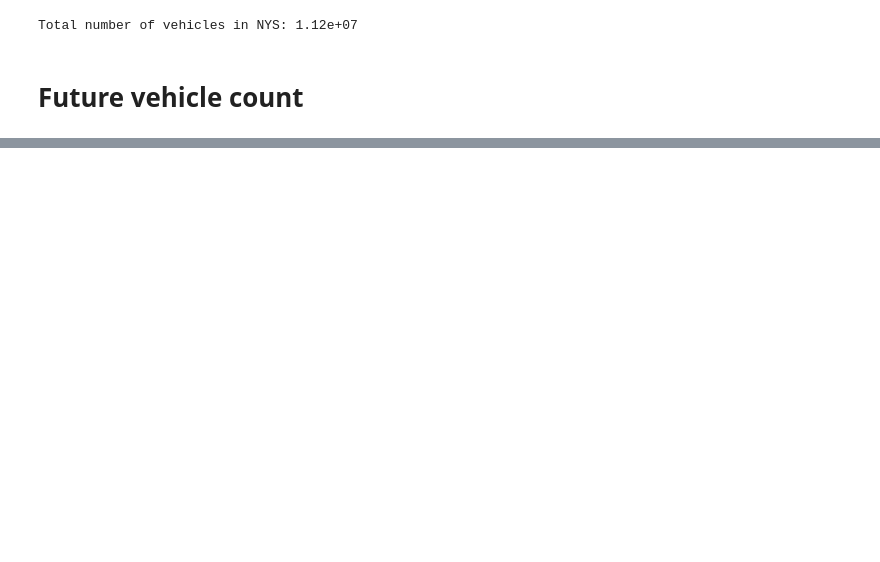
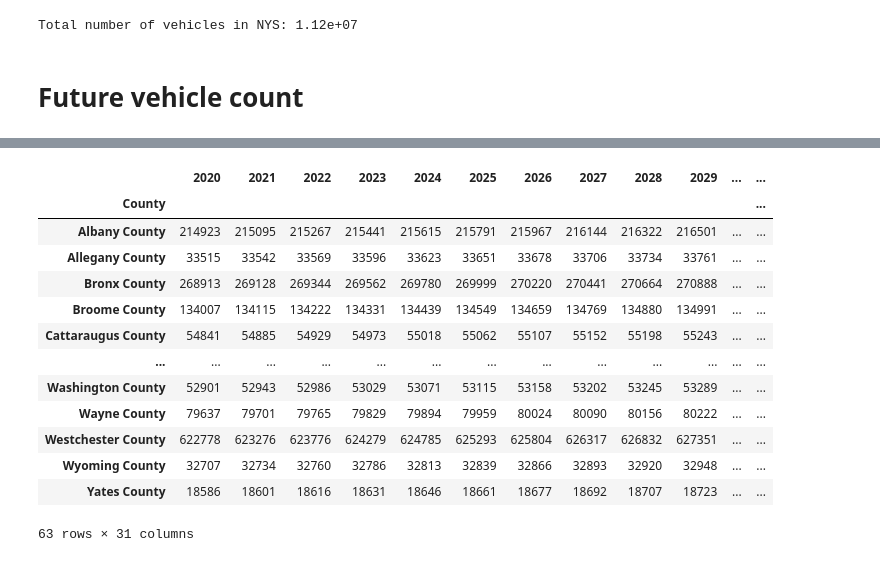
Before and after one commit to boyuan276/EVI-Pro-Lite, a Jupyter notebook: ZIP_vehicle_count.ipynb, the cells around one changed output, grey strips where cells are left out. Cells and saved outputs as stored; diff of their text form; code cells hidden in the pictures; blank space fills up the shorter version.

```diff
--- a/ZIP_vehicle_count.ipynb
+++ b/ZIP_vehicle_count.ipynb
@@ -78,3 +73,22 @@ print(f'Total number of vehicles in NYS: {total_vehicles:.2e}')
 Total number of vehicles in NYS: 1.12e+07
 # %% [markdown]
 # Future vehicle count
+# %%
+# Read NYS total vehicle count projection
+# Data source: NYSERDA Climate Act Scoping Plan
+# Light duty vehicle (LDV) stock forecast
+ldv_proj_df = pd.read_csv(os.path.join(data_dir, 'LDV_stock_forecast.csv'))
+
+# There are five scenarios in the projection
+# Reference, AP Recommendations, Strategic Use of Low-Carbon Fuels
+# Accelerated Transition Away from Combustion, Beyond 85% Reductions
+# We will use the "Reference" scenario
+ldv_proj_df = ldv_proj_df[ldv_proj_df['Scenario'] == 'Reference']
+
+# Column names of years from 2020 to 2050
+year_cols = ldv_proj_df.columns[2:]
+
+# The unit is million vehicles
+ldv_proj_df[year_cols] = ldv_proj_df[year_cols] * 1e6
+
+ldv_proj_df
@@ -80,0 +139,31 @@ Total number of vehicles in NYS: 1.12e+07
+# %%
+# Distribute the future total vehicle count to counties
+# based on the current percentage of vehicles in each county
+# NOTE:Only consider LDV for now
+current_total_count = ldv_proj_df[ldv_proj_df['Vehicle Type'] == 'Total']
+
+# Create dataframe for future vehicle count by county
+vehicle_by_county_proj = pd.DataFrame()
+
+for year in year_cols:
+    vehicle_by_county_proj[year] = vehicle_by_county['Percentage'] * current_total_count[year].to_numpy()
+    vehicle_by_county_proj[year] = vehicle_by_county_proj[year].astype(int)
+
+vehicle_by_county_proj['County'] = vehicle_by_county['County']
+vehicle_by_county_proj = vehicle_by_county_proj.set_index('County')
+vehicle_by_county_proj
+# %% [output]
+|  | 2020 | 2021 | 2022 | 2023 | 2024 | 2025 | 2026 | 2027 | 2028 | 2029 | ... | ... |
+| County |  |  |  |  |  |  |  |  |  |  |  | ... |
+| Albany County | 214923 | 215095 | 215267 | 215441 | 215615 | 215791 | 215967 | 216144 | 216322 | 216501 | ... | ... |
+| Allegany County | 33515 | 33542 | 33569 | 33596 | 33623 | 33651 | 33678 | 33706 | 33734 | 33761 | ... | ... |
+| Bronx County | 268913 | 269128 | 269344 | 269562 | 269780 | 269999 | 270220 | 270441 | 270664 | 270888 | ... | ... |
+| Broome County | 134007 | 134115 | 134222 | 134331 | 134439 | 134549 | 134659 | 134769 | 134880 | 134991 | ... | ... |
+| Cattaraugus County | 54841 | 54885 | 54929 | 54973 | 55018 | 55062 | 55107 | 55152 | 55198 | 55243 | ... | ... |
+| ... | ... | ... | ... | ... | ... | ... | ... | ... | ... | ... | ... | ... |
+| Washington County | 52901 | 52943 | 52986 | 53029 | 53071 | 53115 | 53158 | 53202 | 53245 | 53289 | ... | ... |
+| Wayne County | 79637 | 79701 | 79765 | 79829 | 79894 | 79959 | 80024 | 80090 | 80156 | 80222 | ... | ... |
+| Westchester County | 622778 | 623276 | 623776 | 624279 | 624785 | 625293 | 625804 | 626317 | 626832 | 627351 | ... | ... |
+| Wyoming County | 32707 | 32734 | 32760 | 32786 | 32813 | 32839 | 32866 | 32893 | 32920 | 32948 | ... | ... |
+| Yates County | 18586 | 18601 | 18616 | 18631 | 18646 | 18661 | 18677 | 18692 | 18707 | 18723 | ... | ... |
+63 rows × 31 columns
```
Also changed, not shown: parts of 9 cells of this notebook, 1 other file.
